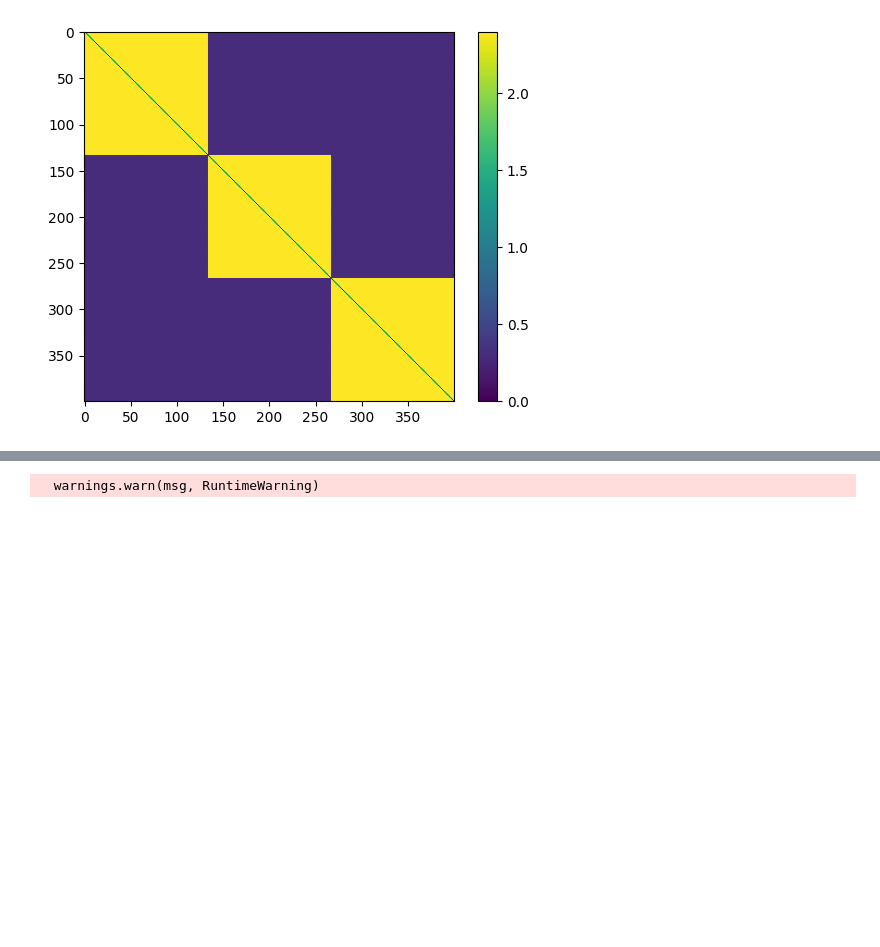
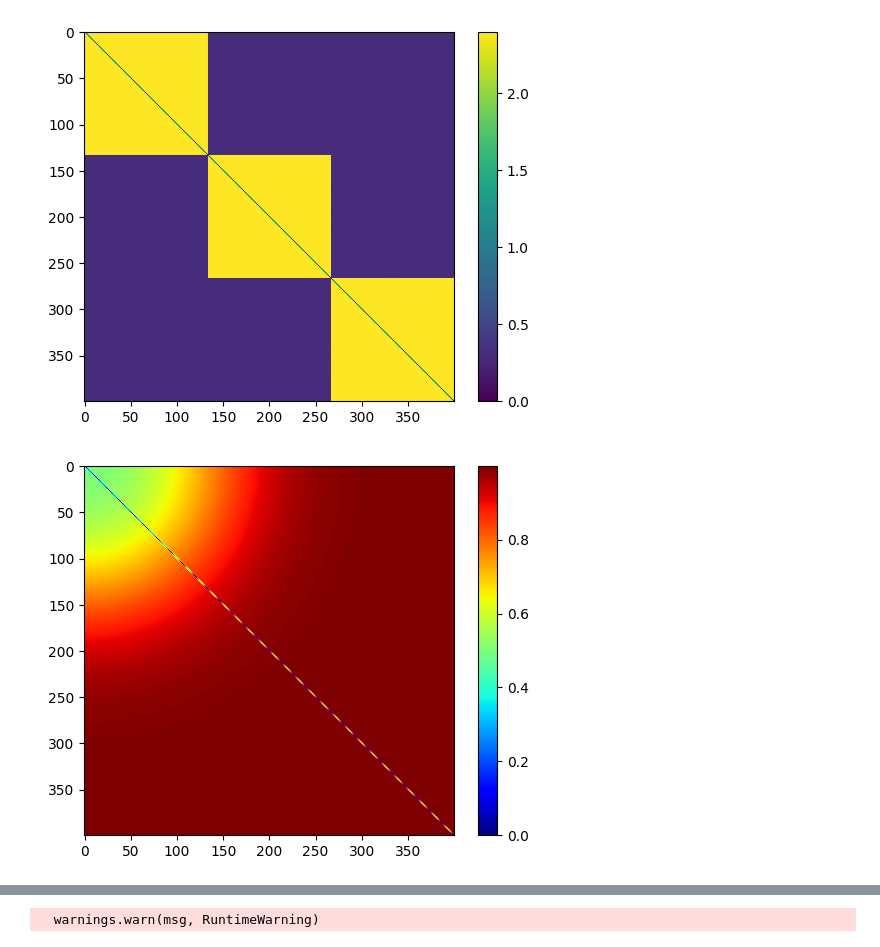
Before and after one commit to SDS-EPFL/pygraphon, a Jupyter notebook: dev/2022_10_01_test_estimators.ipynb, the cells around one changed output, grey strips where cells are left out. Cells and saved outputs as stored; diff of their text form; code cells hidden in the pictures; blank space fills up the shorter version.

```diff
--- a/dev/2022_10_01_test_estimators.ipynb
+++ b/dev/2022_10_01_test_estimators.ipynb
@@ -36,4 +38,10 @@ plt.show()
 [figure]
 # %%
 #Draw a graph from the graphon with a given density and number of vertices, see GraphonAbstract.py
-A = graphon.draw(rho = 0.3,n = 256, exchangeable=False)
+from pygraphon.graphons import graphon_logit_sum
+A = graphon_logit_sum.draw(rho = 1,n = 500, exchangeable=False)
+plt.imshow(graphon_logit_sum._get_edge_probabilities(400,False,True), cmap = "jet")
+plt.colorbar()
+plt.show()
+# %% [output]
+[figure, added]
```
Also changed, not shown: parts of 14 cells of this notebook, 12 other files.
